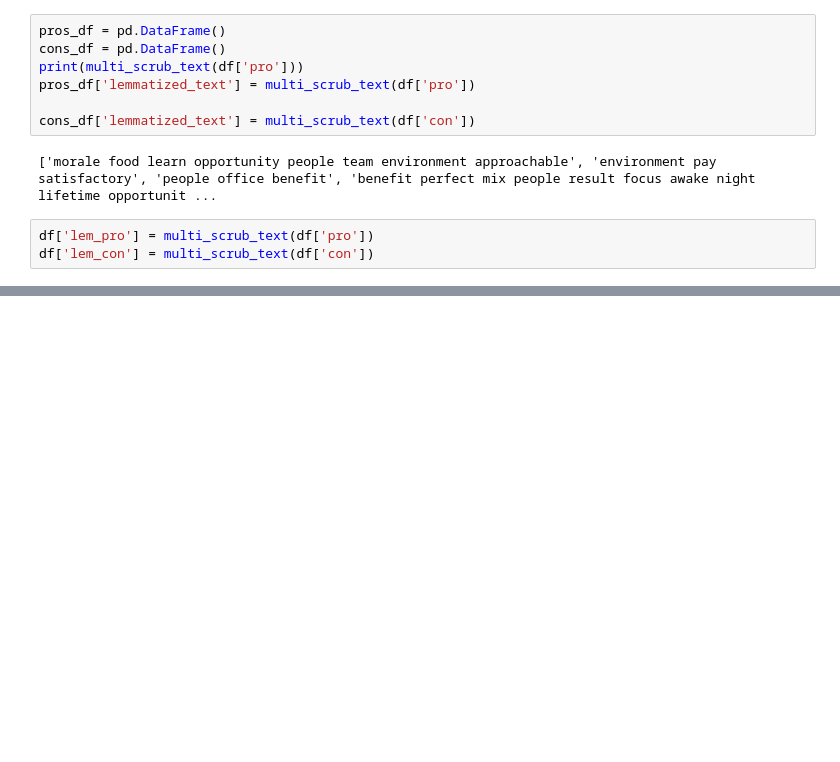
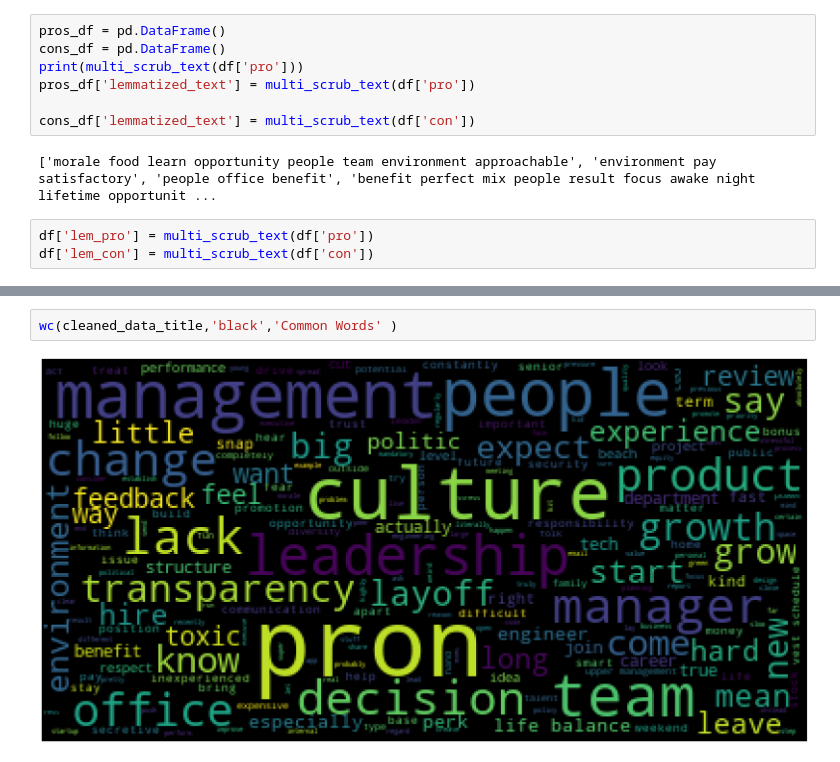
Before and after one commit to VinayNSS/Vinay_Capstone, a Jupyter notebook: sentiment.ipynb, the cells around one changed output, grey strips where cells are left out. Cells and saved outputs as stored; diff of their text form; blank space fills up the shorter version.

```diff
--- a/sentiment.ipynb
+++ b/sentiment.ipynb
@@ -107,0 +219,4 @@ df.head()
+# %%
+wc(cleaned_data_title,'black','Common Words' )
+# %% [output]
+[figure, added]
```
Also changed, not shown: parts of 9 cells of this notebook.
